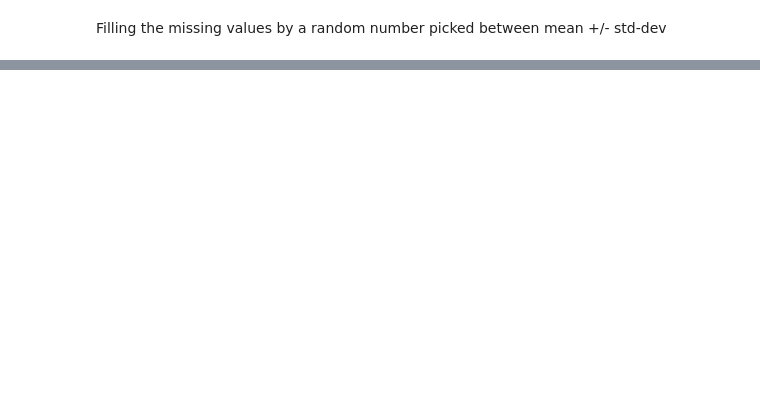
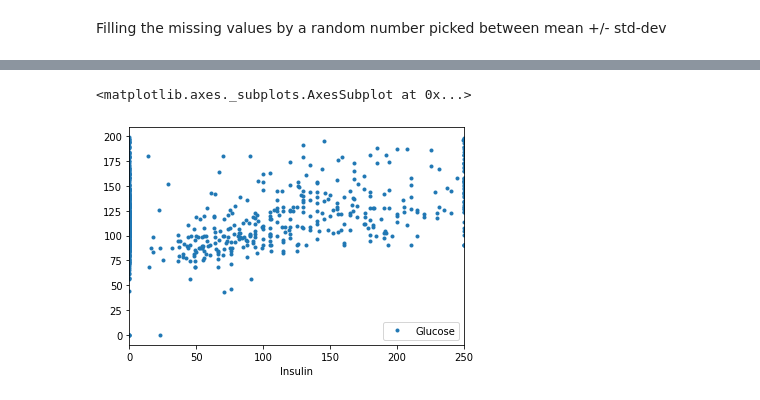
Before and after one commit to kaustubh-nair/Diabetes-prediction, a Jupyter notebook: final.ipynb, the cells around one changed output, grey strips where cells are left out. Cells and saved outputs as stored; diff of their text form; code cells hidden in the pictures; blank space fills up the shorter version.

```diff
--- a/final.ipynb
+++ b/final.ipynb
@@ -112,0 +102,5 @@ df.plot(x='SkinThickness', y='BMI', style='.')
+# %%
+df.plot(x='Insulin', y='Glucose', style='.')
+# %% [output]
+<matplotlib.axes._subplots.AxesSubplot at 0x...>
+[figure, added]
```
Also changed, not shown: parts of 15 cells of this notebook.
